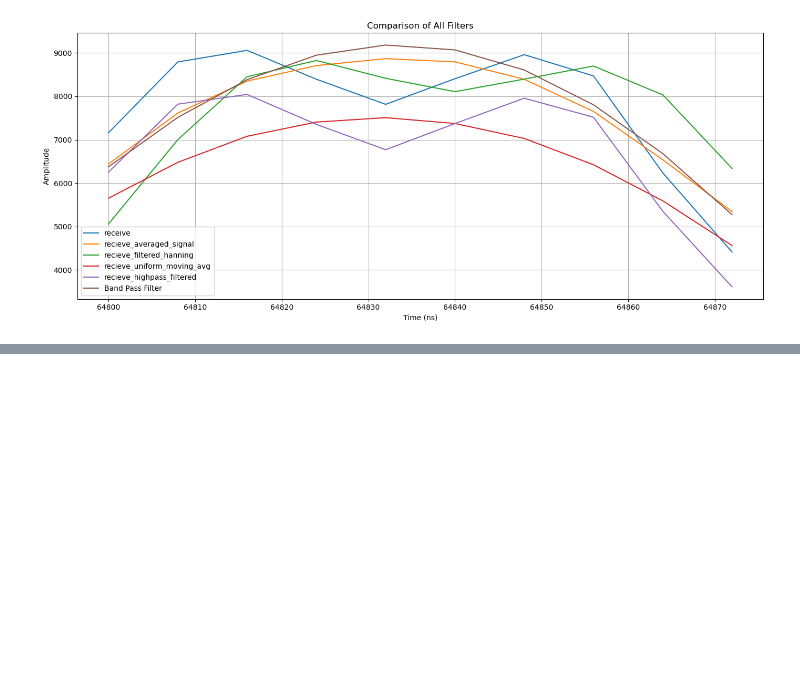
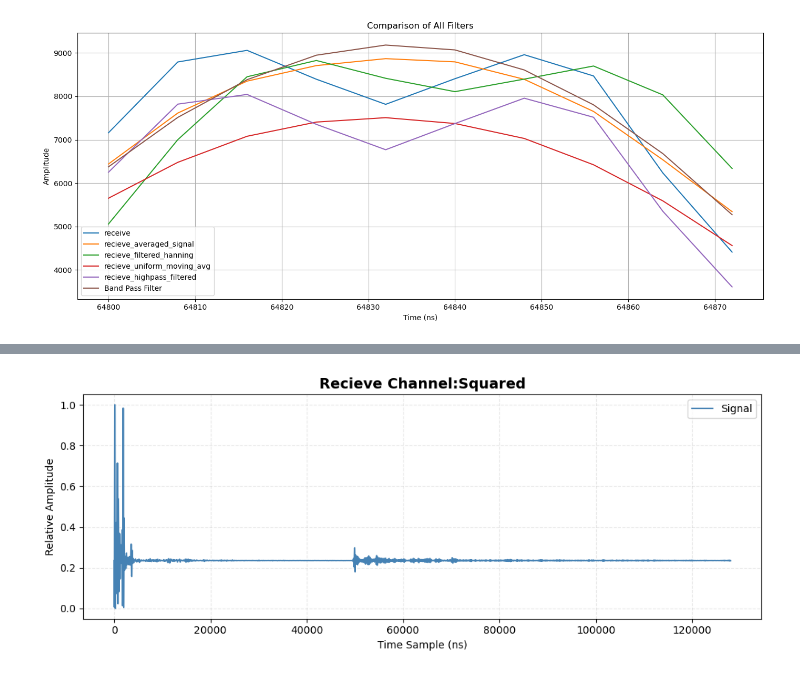
Before and after one commit to madhviasthana/Bio-Medical-Signal-Processing, a Jupyter notebook: codebase/main.ipynb, the cells around one changed output, grey strips where cells are left out. Saved outputs shown, nothing was run; the diff lists cells and outputs as text; code cells hidden in the pictures; blank space fills up the shorter version.

```diff
--- a/codebase/main.ipynb
+++ b/codebase/main.ipynb
@@ -237,0 +245,6 @@ plt.show()
+# %%
+squared_output = normalized_echo ** 2
+# %%
+signal_plot(squared_output[:],start=0,end=16000,title="Recieve Channel:Squared")
+# %% [output]
+[figure, added]
```
Also changed, not shown: parts of 17 cells of this notebook, 6 other files.
